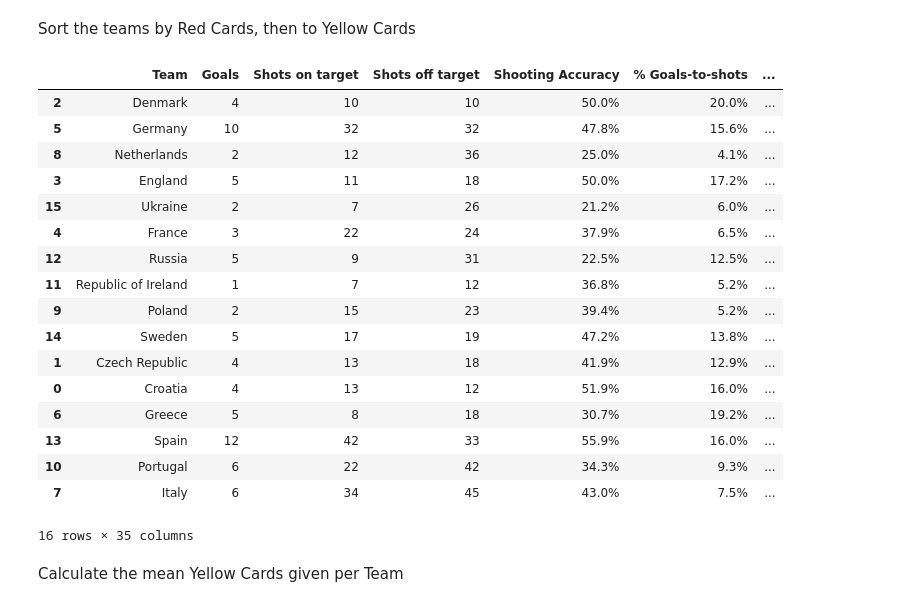
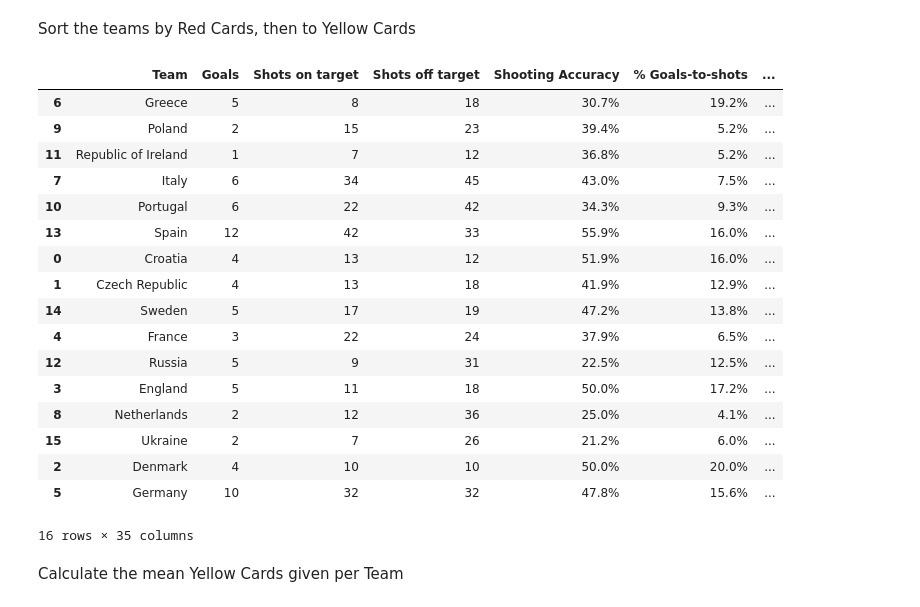
Before and after one commit to AbilashSP10/Python_Learning, a Jupyter notebook: Pandas/Pandas_Learn.ipynb, the cells around one changed output. Saved outputs shown, nothing was run; the diff lists cells and outputs as text; code cells hidden in the pictures.

```diff
--- a/Pandas/Pandas_Learn.ipynb
+++ b/Pandas/Pandas_Learn.ipynb
@@ -1358,31 +1358,33 @@ Sort the teams by Red Cards, then to Yellow Cards
 # %%
 data = pd.read_csv("Euro_2012_stats_TEAM.csv")
 
 df  = pd.DataFrame(data)
 
-newdf = df.sort_values(by = "Red Cards")
+# newdf = df.sort_values(by = "Red Cards")
 
-# df
+# # df
 
-newdf.sort_values(by="Yellow Cards")
+# newdf.sort_values(by="Yellow Cards")
+
+df.sort_values(['Red Cards', 'Yellow Cards'], ascending = False)
 # %% [output]
 |  | Team | Goals | Shots on target | Shots off target | Shooting Accuracy | % Goals-to-shots | ... |
+| 6 | Greece | 5 | 8 | 18 | 30.7% | 19.2% | ... |
+| 9 | Poland | 2 | 15 | 23 | 39.4% | 5.2% | ... |
+| 11 | Republic of Ireland | 1 | 7 | 12 | 36.8% | 5.2% | ... |
+| 7 | Italy | 6 | 34 | 45 | 43.0% | 7.5% | ... |
+| 10 | Portugal | 6 | 22 | 42 | 34.3% | 9.3% | ... |
+| 13 | Spain | 12 | 42 | 33 | 55.9% | 16.0% | ... |
+| 0 | Croatia | 4 | 13 | 12 | 51.9% | 16.0% | ... |
+| 1 | Czech Republic | 4 | 13 | 18 | 41.9% | 12.9% | ... |
+| 14 | Sweden | 5 | 17 | 19 | 47.2% | 13.8% | ... |
+| 4 | France | 3 | 22 | 24 | 37.9% | 6.5% | ... |
+| 12 | Russia | 5 | 9 | 31 | 22.5% | 12.5% | ... |
+| 3 | England | 5 | 11 | 18 | 50.0% | 17.2% | ... |
+| 8 | Netherlands | 2 | 12 | 36 | 25.0% | 4.1% | ... |
+| 15 | Ukraine | 2 | 7 | 26 | 21.2% | 6.0% | ... |
 | 2 | Denmark | 4 | 10 | 10 | 50.0% | 20.0% | ... |
 | 5 | Germany | 10 | 32 | 32 | 47.8% | 15.6% | ... |
-| 8 | Netherlands | 2 | 12 | 36 | 25.0% | 4.1% | ... |
-| 3 | England | 5 | 11 | 18 | 50.0% | 17.2% | ... |
-| 15 | Ukraine | 2 | 7 | 26 | 21.2% | 6.0% | ... |
-| 4 | France | 3 | 22 | 24 | 37.9% | 6.5% | ... |
-| 12 | Russia | 5 | 9 | 31 | 22.5% | 12.5% | ... |
-| 11 | Republic of Ireland | 1 | 7 | 12 | 36.8% | 5.2% | ... |
-| 9 | Poland | 2 | 15 | 23 | 39.4% | 5.2% | ... |
-| 14 | Sweden | 5 | 17 | 19 | 47.2% | 13.8% | ... |
-| 1 | Czech Republic | 4 | 13 | 18 | 41.9% | 12.9% | ... |
-| 0 | Croatia | 4 | 13 | 12 | 51.9% | 16.0% | ... |
-| 6 | Greece | 5 | 8 | 18 | 30.7% | 19.2% | ... |
-| 13 | Spain | 12 | 42 | 33 | 55.9% | 16.0% | ... |
-| 10 | Portugal | 6 | 22 | 42 | 34.3% | 9.3% | ... |
-| 7 | Italy | 6 | 34 | 45 | 43.0% | 7.5% | ... |
 16 rows × 35 columns
 # %% [markdown]
 Calculate the mean Yellow Cards given per Team
```
Also changed, not shown: parts of 9 cells of this notebook, 1 other file.
